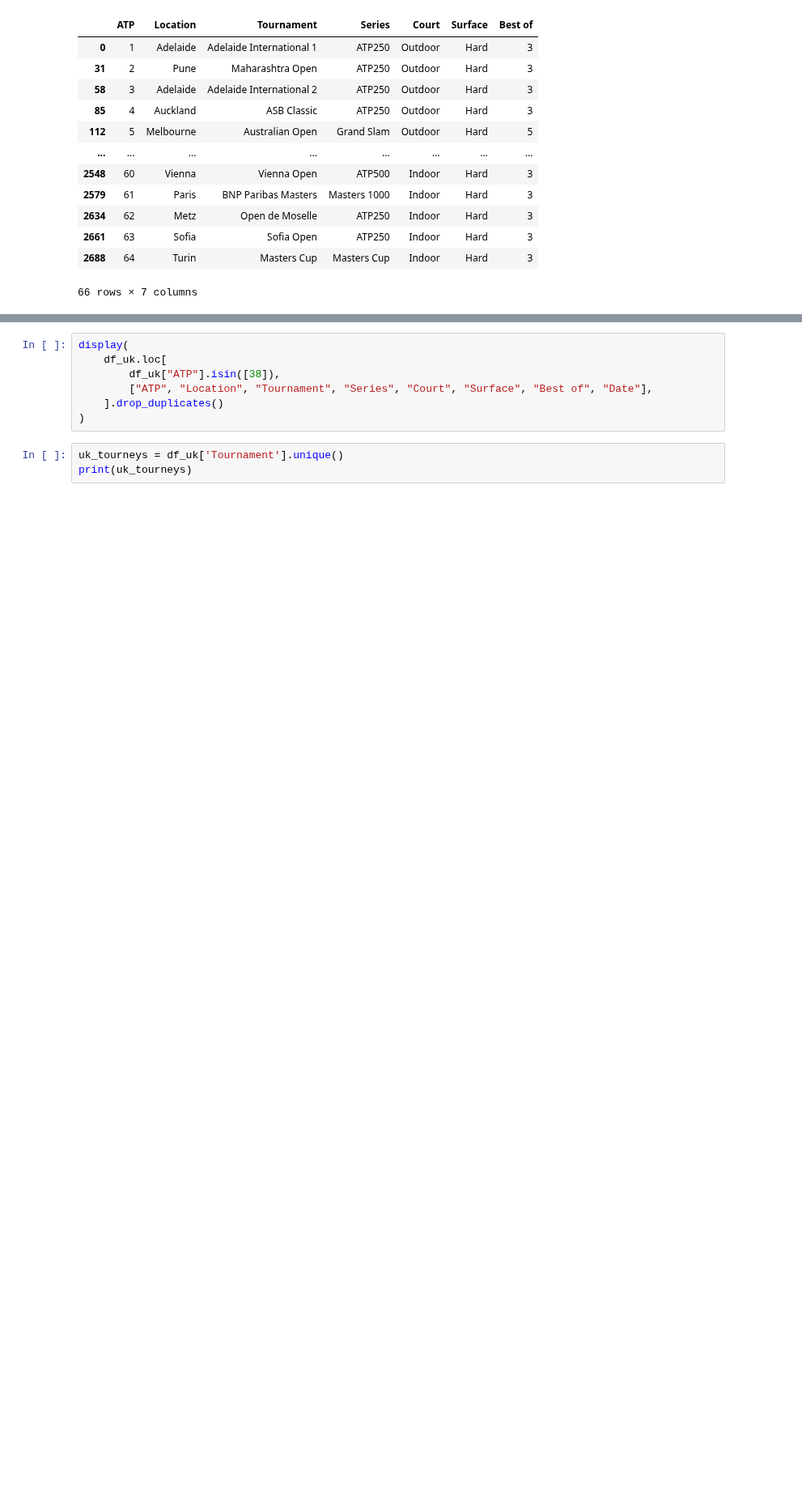
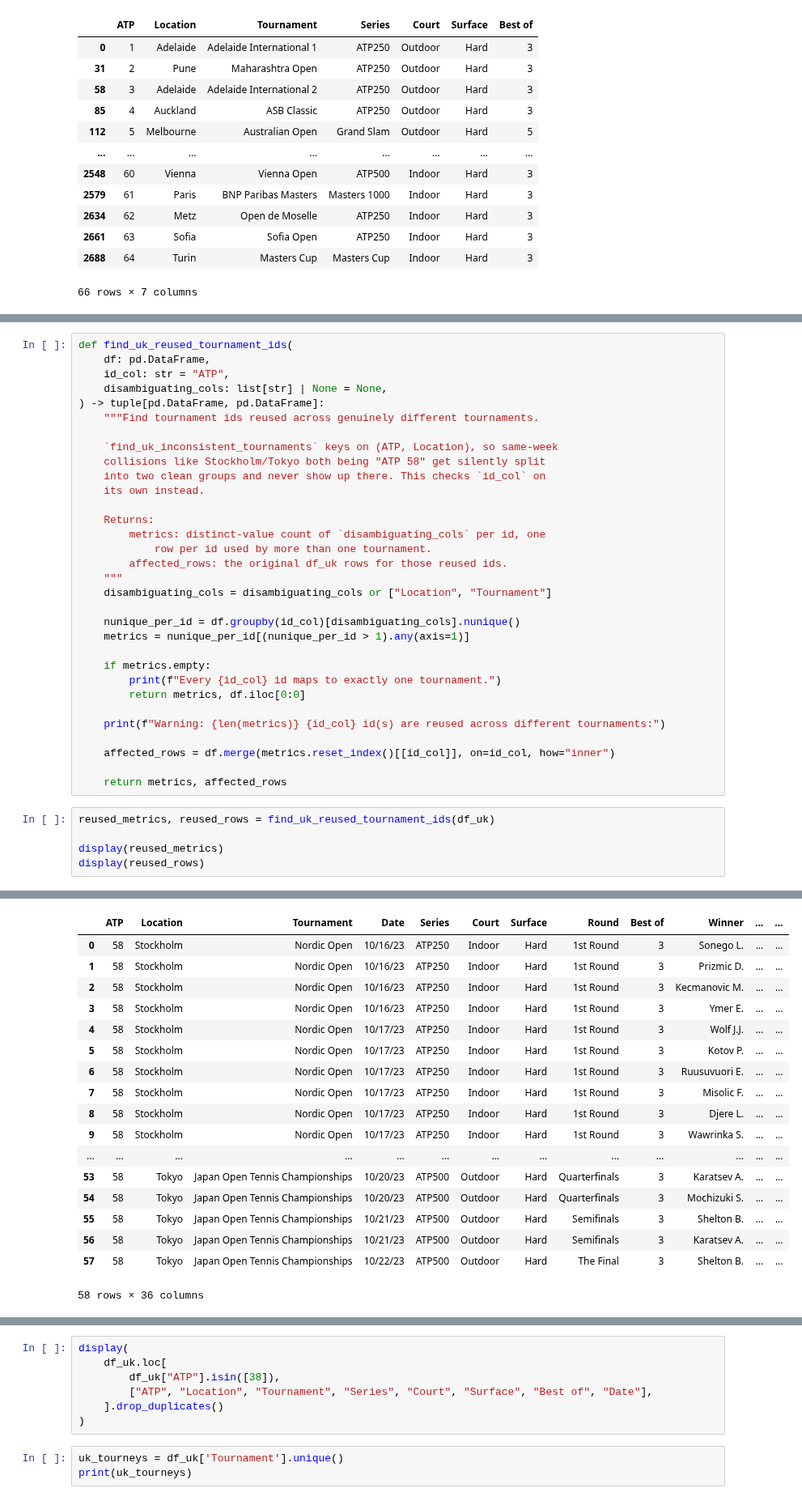
Before and after one commit to nick-benelli/Tennis-Data-Pipeline, a Jupyter notebook: notebooks/data-linking/timl-uk-link-att1.ipynb, the cells around one changed output, grey strips where cells are left out. Shown at 81% size. Saved outputs shown, nothing was run; the diff lists cells and outputs as text; blank space fills up the shorter version.

Commit message:
Fix uk data

```diff
--- a/notebooks/data-linking/timl-uk-link-att1.ipynb
+++ b/notebooks/data-linking/timl-uk-link-att1.ipynb
@@ -81,0 +94,38 @@ def find_uk_inconsistent_tournaments(df: pd.DataFrame) -> pd.DataFrame:
+# %%
+def find_uk_reused_tournament_ids(
+    df: pd.DataFrame,
+    id_col: str = "ATP",
+    disambiguating_cols: list[str] | None = None,
+) -> tuple[pd.DataFrame, pd.DataFrame]:
+    """Find tournament ids reused across genuinely different tournaments.
+
+    `find_uk_inconsistent_tournaments` keys on (ATP, Location), so same-week
+    collisions like Stockholm/Tokyo both being "ATP 58" get silently split
+    into two clean groups and never show up there. This checks `id_col` on
+    its own instead.
+
+    Returns:
+        metrics: distinct-value count of `disambiguating_cols` per id, one
+            row per id used by more than one tournament.
+        affected_rows: the original df_uk rows for those reused ids.
+    """
+    disambiguating_cols = disambiguating_cols or ["Location", "Tournament"]
+
+    nunique_per_id = df.groupby(id_col)[disambiguating_cols].nunique()
+    metrics = nunique_per_id[(nunique_per_id > 1).any(axis=1)]
+
+    if metrics.empty:
+        print(f"Every {id_col} id maps to exactly one tournament.")
+        return metrics, df.iloc[0:0]
+
+    print(f"Warning: {len(metrics)} {id_col} id(s) are reused across different tournaments:")
+
+    affected_rows = df.merge(metrics.reset_index()[[id_col]], on=id_col, how="inner")
+
+    return metrics, affected_rows
+# %%
+reused_metrics, reused_rows = find_uk_reused_tournament_ids(df_uk)
+
+display(reused_metrics)
+display(reused_rows)
+# %% [output]
@@ -82 +136,19 @@ def find_uk_inconsistent_tournaments(df: pd.DataFrame) -> pd.DataFrame:
+|  | ATP | Location | Tournament | Date | Series | Court | Surface | Round | Best of | Winner | ... | ... |
+| 0 | 58 | Stockholm | Nordic Open | 10/16/23 | ATP250 | Indoor | Hard | 1st Round | 3 | Sonego L. | ... | ... |
+| 1 | 58 | Stockholm | Nordic Open | 10/16/23 | ATP250 | Indoor | Hard | 1st Round | 3 | Prizmic D. | ... | ... |
+| 2 | 58 | Stockholm | Nordic Open | 10/16/23 | ATP250 | Indoor | Hard | 1st Round | 3 | Kecmanovic M. | ... | ... |
+| 3 | 58 | Stockholm | Nordic Open | 10/16/23 | ATP250 | Indoor | Hard | 1st Round | 3 | Ymer E. | ... | ... |
+| 4 | 58 | Stockholm | Nordic Open | 10/17/23 | ATP250 | Indoor | Hard | 1st Round | 3 | Wolf J.J. | ... | ... |
+| 5 | 58 | Stockholm | Nordic Open | 10/17/23 | ATP250 | Indoor | Hard | 1st Round | 3 | Kotov P. | ... | ... |
+| 6 | 58 | Stockholm | Nordic Open | 10/17/23 | ATP250 | Indoor | Hard | 1st Round | 3 | Ruusuvuori E. | ... | ... |
+| 7 | 58 | Stockholm | Nordic Open | 10/17/23 | ATP250 | Indoor | Hard | 1st Round | 3 | Misolic F. | ... | ... |
+| 8 | 58 | Stockholm | Nordic Open | 10/17/23 | ATP250 | Indoor | Hard | 1st Round | 3 | Djere L. | ... | ... |
+| 9 | 58 | Stockholm | Nordic Open | 10/17/23 | ATP250 | Indoor | Hard | 1st Round | 3 | Wawrinka S. | ... | ... |
+| ... | ... | ... | ... | ... | ... | ... | ... | ... | ... | ... | ... | ... |
+| 53 | 58 | Tokyo | Japan Open Tennis Championships | 10/20/23 | ATP500 | Outdoor | Hard | Quarterfinals | 3 | Karatsev A. | ... | ... |
+| 54 | 58 | Tokyo | Japan Open Tennis Championships | 10/20/23 | ATP500 | Outdoor | Hard | Quarterfinals | 3 | Mochizuki S. | ... | ... |
+| 55 | 58 | Tokyo | Japan Open Tennis Championships | 10/21/23 | ATP500 | Outdoor | Hard | Semifinals | 3 | Shelton B. | ... | ... |
+| 56 | 58 | Tokyo | Japan Open Tennis Championships | 10/21/23 | ATP500 | Outdoor | Hard | Semifinals | 3 | Karatsev A. | ... | ... |
+| 57 | 58 | Tokyo | Japan Open Tennis Championships | 10/22/23 | ATP500 | Outdoor | Hard | The Final | 3 | Shelton B. | ... | ... |
+58 rows × 36 columns
 # %%
```
Also changed, not shown: parts of 9 cells of this notebook, 6 other files.
